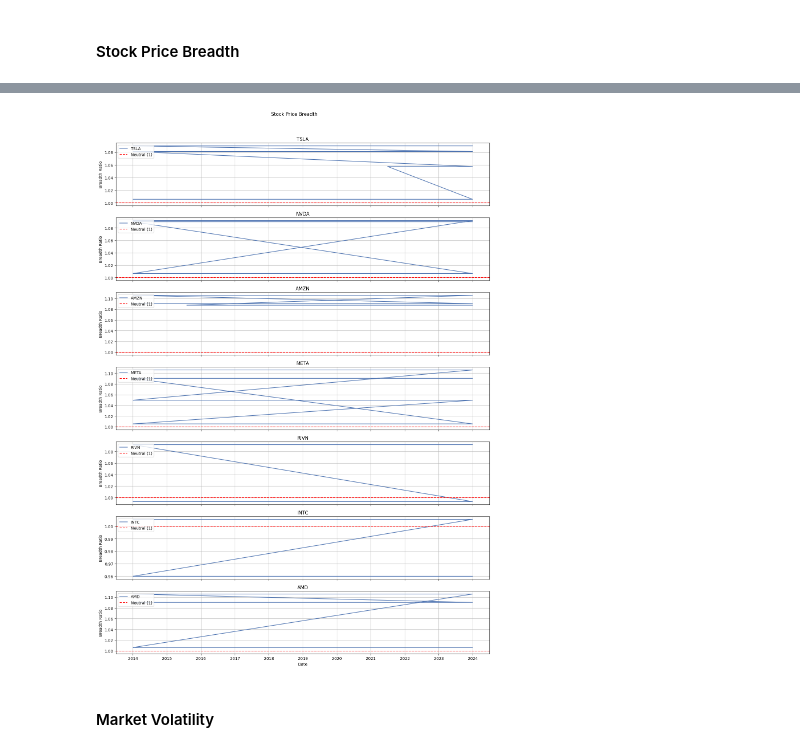
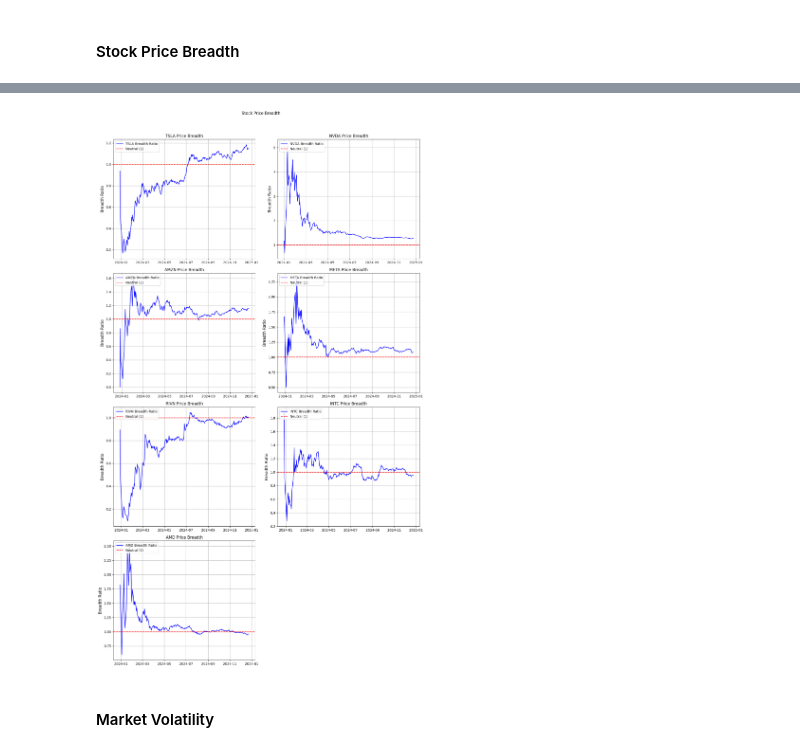
Before and after one commit to chantalmaskell/Black_Litterman_Portfolio_Optimisation, a Jupyter notebook: In_Progress/fear_greed_BL.ipynb, the cells around one changed output, grey strips where cells are left out. Cells and saved outputs as stored; diff of their text form; code cells hidden in the pictures.

```diff
--- a/In_Progress/fear_greed_BL.ipynb
+++ b/In_Progress/fear_greed_BL.ipynb
@@ -264,39 +231,67 @@ def calculate_stock_price_breadth(ticker):
         declining_vol = 0
 
         for i in range(1, len(close_data)):
-            price_change = close_data[i] - close_data[i -1]
+            price_change = close_data[i] - close_data[i - 1]
             if price_change > 0:
                 rising_vol += volume_data[i]
             elif price_change < 0:
                 declining_vol += volume_data[i]
+        if declining_vol == 0: # breadth ratio
+            breadth_ratio = float('inf') if rising_vol > 0 else 0
+        else:
+            breadth_ratio = rising_vol / declining_vol
 
-        if declining_vol == 0:
-            breadth_ratio = float('inf') if rising_vol > 0 else 0
-
-        return tickers, rising_vol, declining_vol, breadth_ratio
+        return prior_year_history, rising_vol, declining_vol, breadth_ratio
 
     except Exception as error:
         print(f"An error occurred for {ticker}: {error} when calculating price breadth")
-        return None, None, None, None
+        return None, 0, 0, 0
 
 def plot_stock_price_breadth(tickers):
-    fig, axes = plt.subplots(nrows=len(tickers), ncols=1, figsize=(14, 20), sharex=True)
+    fig, axes = plt.subplots(
+        nrows=(len(tickers) + 1) // 2, ncols=2, figsize=(14, 6 * ((len(tickers) + 1) // 2)), sharex=False
+    )
     fig.suptitle('Stock Price Breadth')
+    axes = axes.flatten()
 
-    if len(tickers) == 1:
-        axes = [axes]
+    for i, ticker in enumerate(tickers):
+        ax = axes[i]
+        prior_year_history, rising_vol, declining_vol, breadth_ratio = calculate_stock_price_breadth(ticker)
 
-    for ax, ticker in zip(axes, tickers):
-        breadth_data = calculate_stock_price_breadth(ticker, start=start_date, end=end_date)
+        if prior_year_history is not None:
+            # daily breadth ratio over time
+            close_data = prior_year_history['Close'].tolist()
+            volume_data = prior_year_history['Volume'].tolist()
 
-        ax.plot(breadth_data.index, breadth_data['breadth_ratio'], label=ticker)
-        ax.axhline(1, color='red', linestyle='--', label='Neutral (1)')
-        ax.set_title(ticker)
-        ax.set_ylabel('Breadth Ratio')
-        ax.legend(loc='upper left')
-        ax.grid(True)
+            daily_breadth_ratios = []
+            rising_vol = 0
+            declining_vol = 0
 
-    axes[-1].set_xlabel('Date')
+            for j in range(1, len(close_data)):
+                price_change = close_data[j] - close_data[j - 1]
+                if price_change > 0:
+                    rising_vol += volume_data[j]
+                elif price_change < 0:
+                    declining_vol += volume_data[j]
+                if declining_vol == 0:
+                    daily_breadth_ratios.append(float('inf') if rising_vol > 0 else 0)
+                else:
+                    daily_breadth_ratios.append(rising_vol / declining_vol)
+
+            ax.plot(prior_year_history.index[1:], daily_breadth_ratios, label=f"{ticker} Breadth Ratio", color="blue")
+            ax.axhline(1, color="red", linestyle="--", label="Neutral (1)")
+            ax.set_title(f"{ticker} Price Breadth")
+            ax.set_ylabel("Breadth Ratio", fontsize=12)
+            ax.legend(loc="upper left")
+            ax.grid(True)
+        else:
+            ax.set_title(f"{ticker} (Error)")
+            ax.text(0.5, 0.5, "Error: Unable to fetch data", transform=ax.transAxes, fontsize=12, color="red", ha="center",va="center")
+            ax.axis("off")
+
+    for j in range(len(tickers), len(axes)):
+        fig.delaxes(axes[j])
+
     plt.tight_layout(rect=[0, 0, 1, 0.96])
     plt.show()
 
@@ -322,3 +300,3 @@ plot_stock_price_breadth(tickers)
-[figure, old version]
+[figure, new version]
 # %% [markdown]
 #### Market Volatility
```
Also changed, not shown: parts of 15 cells of this notebook.
